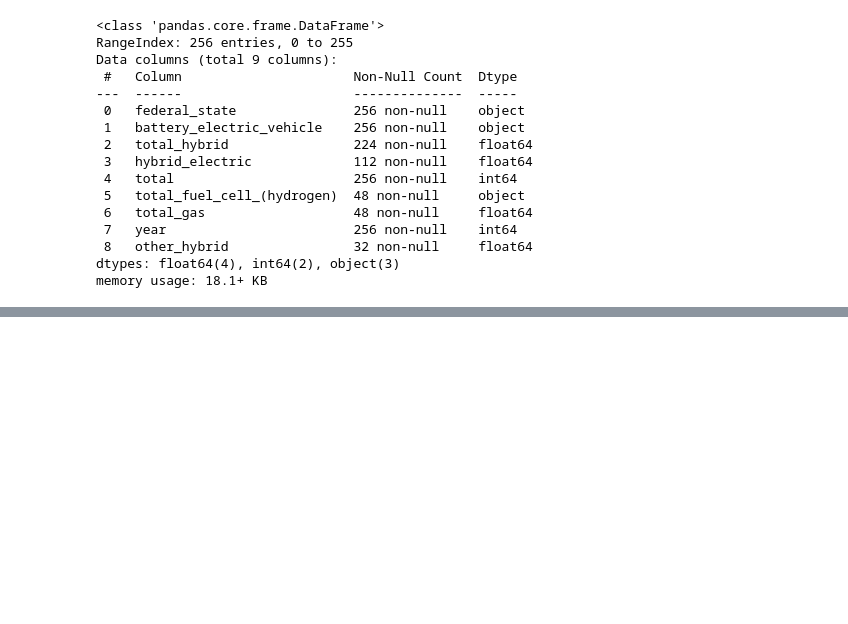
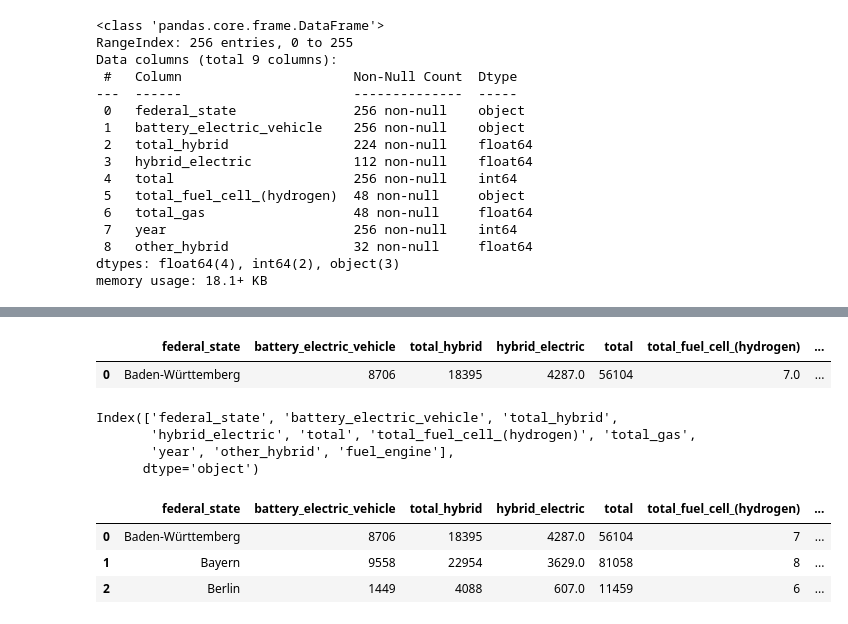
Before and after one commit to RomyBrate/capstone_project_ev, a Jupyter notebook: newly_registered_cars.ipynb, the cells around one changed output, grey strips where cells are left out. Cells and saved outputs as stored; diff of their text form; code cells hidden in the pictures; blank space fills up the shorter version.

```diff
--- a/newly_registered_cars.ipynb
+++ b/newly_registered_cars.ipynb
@@ -235,0 +260,5 @@ memory usage: 18.1+ KB
+# %%
+# Convert 'year' column to datetime format
+df_registered_cars["year"] = pd.to_datetime(df_registered_cars["year"], format= '%Y')
+# Extracting only the year
+df_registered_cars['year'] = df_registered_cars['year'].dt.year
@@ -235,0 +285,35 @@ memory usage: 18.1+ KB
+# %%
+df_registered_cars.head(1)
+# %% [output]
+|  | federal_state | battery_electric_vehicle | total_hybrid | hybrid_electric | total | total_fuel_cell_(hydrogen) | ... |
+| 0 | Baden-Württemberg | 8706 | 18395 | 4287.0 | 56104 | 7.0 | ... |
+# %%
+# Replace '-' with NaN in 'battery_electric_vehicle'
+df_registered_cars['battery_electric_vehicle'] = df_registered_cars['battery_electric_vehicle'].replace('-', np.nan)
+
+# Convert 'battery_electric_vehicle' and 'total_fuel_cell_(hydrogen)' to int Dtype
+df_registered_cars['battery_electric_vehicle'] = df_registered_cars['battery_electric_vehicle'].astype(float).astype('Int64')
+df_registered_cars['total_fuel_cell_(hydrogen)'] = df_registered_cars['total_fuel_cell_(hydrogen)'].astype(float).astype('Int64')
+
+# Fill NaN values with 0 in the column
+df_registered_cars['battery_electric_vehicle'] = df_registered_cars['battery_electric_vehicle'].fillna(0)
+df_registered_cars['total_fuel_cell_(hydrogen)'] = df_registered_cars['total_fuel_cell_(hydrogen)'].fillna(0)
+# %%
+# Create new column for fuel engine cars
+df_registered_cars['fuel_engine'] = df_registered_cars['total'] - df_registered_cars['total_hybrid'] - df_registered_cars['battery_electric_vehicle'] - df_registered_cars['total_fuel_cell_(hydrogen)'] - df_registered_cars['total_gas']
+# %%
+# Check new column
+df_registered_cars.columns
+# %% [output]
+Index(['federal_state', 'battery_electric_vehicle', 'total_hybrid',
+       'hybrid_electric', 'total', 'total_fuel_cell_(hydrogen)', 'total_gas',
+       'year', 'other_hybrid', 'fuel_engine'],
+      dtype='object')
+# %%
+# Call DataFrame to look at entries of new column
+df_registered_cars.head(3)
+# %% [output]
+|  | federal_state | battery_electric_vehicle | total_hybrid | hybrid_electric | total | total_fuel_cell_(hydrogen) | ... |
+| 0 | Baden-Württemberg | 8706 | 18395 | 4287.0 | 56104 | 7 | ... |
+| 1 | Bayern | 9558 | 22954 | 3629.0 | 81058 | 8 | ... |
+| 2 | Berlin | 1449 | 4088 | 607.0 | 11459 | 6 | ... |
```
Also changed, not shown: parts of 18 cells of this notebook, 7 other files.
